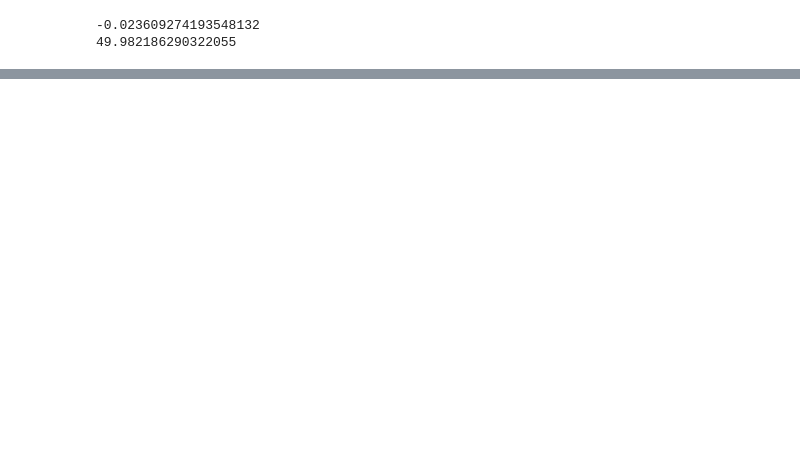
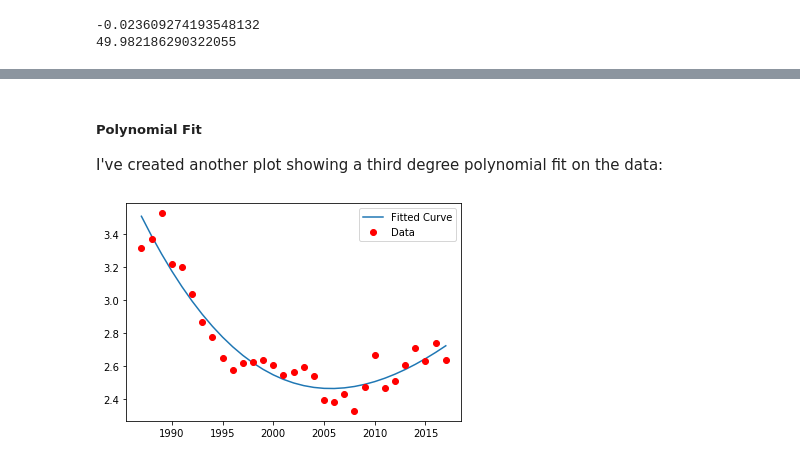
Before and after one commit to anirusso/save-the-bees, a Jupyter notebook: bee_colony_decline_plot.ipynb, the cells around one changed output, grey strips where cells are left out. Saved outputs shown, nothing was run; the diff lists cells and outputs as text; code cells hidden in the pictures; blank space fills up the shorter version.

Commit message:
Adding matplotlib charts

```diff
--- a/bee_colony_decline_plot.ipynb
+++ b/bee_colony_decline_plot.ipynb
@@ -144,0 +178,14 @@ print(intercept)
+# %% [markdown]
+##### Polynomial Fit
+I've created another plot showing a third degree polynomial fit on the data:
+# %%
+def func(x, a, b, c, d):
+    return a*x**3 + b*x**2 +c*x + d
+
+popt, pcov = curve_fit(func, x, y)
+plt.plot(x, func(x, *popt), label="Fitted Curve")
+plt.plot(x, y, 'ro', label="Data")
+plt.legend(loc='upper right')
+plt.show()
+# %% [output]
+[figure, added]
```
Also changed, not shown: parts of 9 cells of this notebook.
